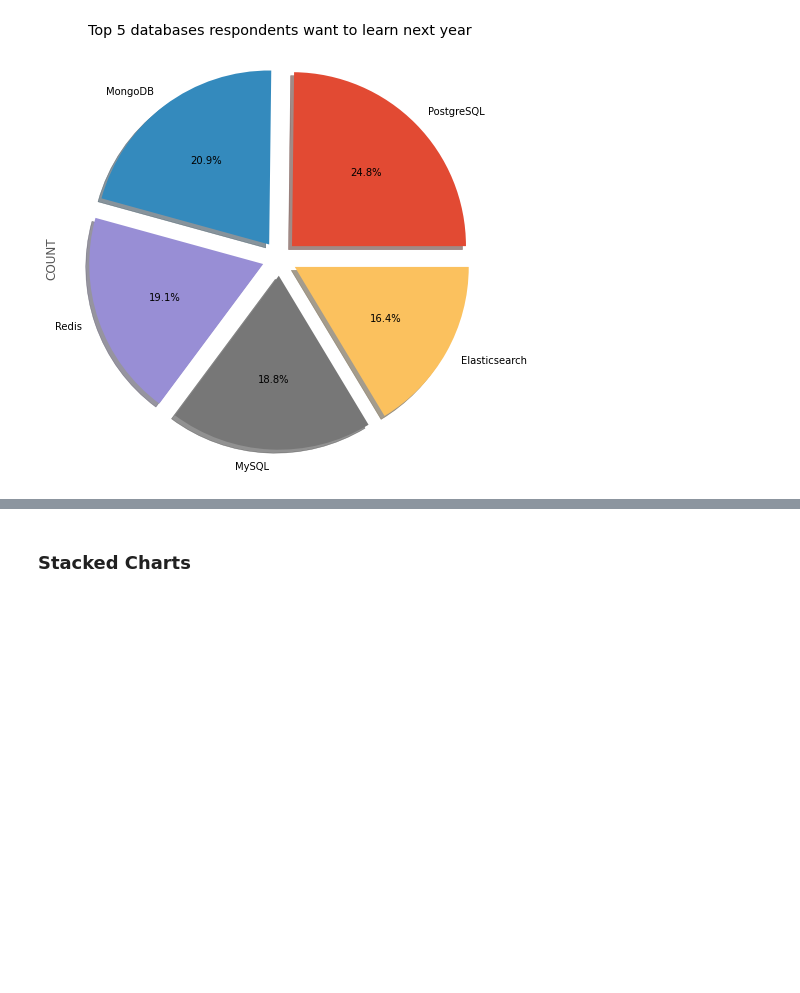
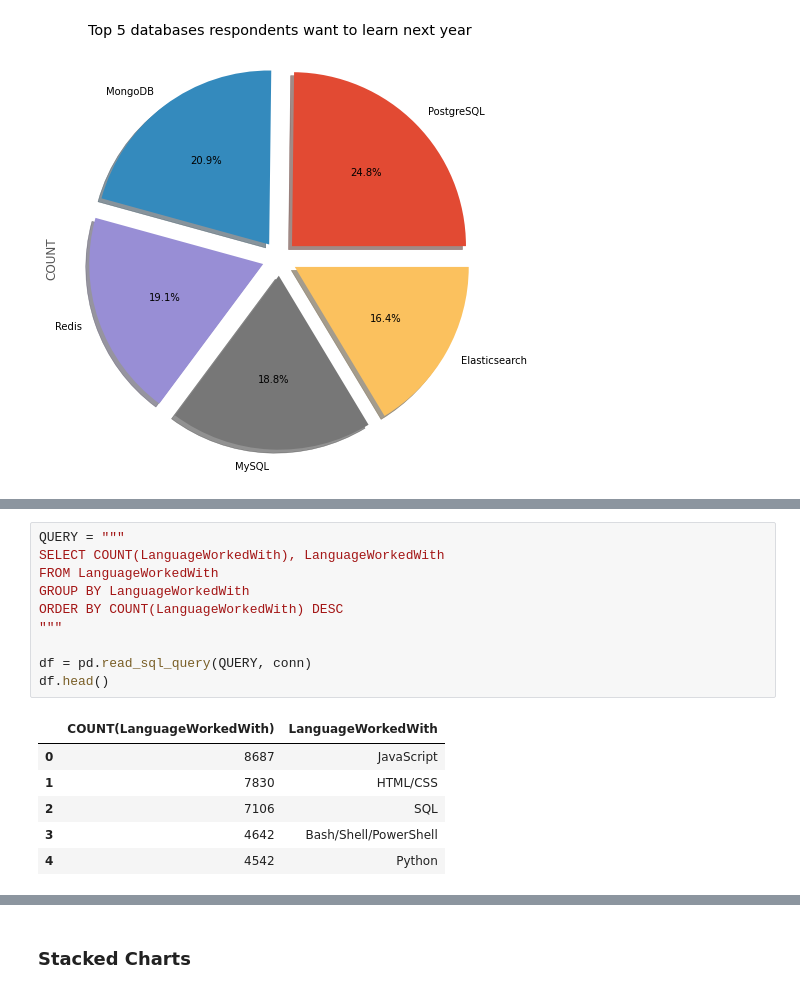
Before and after one commit to SMSesay/Data_Analyst_Capstone, a Jupyter notebook: Data_Visualization_Lab.ipynb, the cells around one changed output, grey strips where cells are left out. Drawn from its saved outputs; the diff is of its cells as text; blank space fills up the shorter version.

```diff
--- a/Data_Visualization_Lab.ipynb
+++ b/Data_Visualization_Lab.ipynb
@@ -295,0 +314,17 @@ plt.show()
+# %%
+QUERY = """
+SELECT COUNT(LanguageWorkedWith), LanguageWorkedWith
+FROM LanguageWorkedWith
+GROUP BY LanguageWorkedWith
+ORDER BY COUNT(LanguageWorkedWith) DESC
+"""
+
+df = pd.read_sql_query(QUERY, conn)
+df.head()
+# %% [output]
+|  | COUNT(LanguageWorkedWith) | LanguageWorkedWith |
+| 0 | 8687 | JavaScript |
+| 1 | 7830 | HTML/CSS |
+| 2 | 7106 | SQL |
+| 3 | 4642 | Bash/Shell/PowerShell |
+| 4 | 4542 | Python |
```
Also changed, not shown: parts of 3 cells of this notebook.
